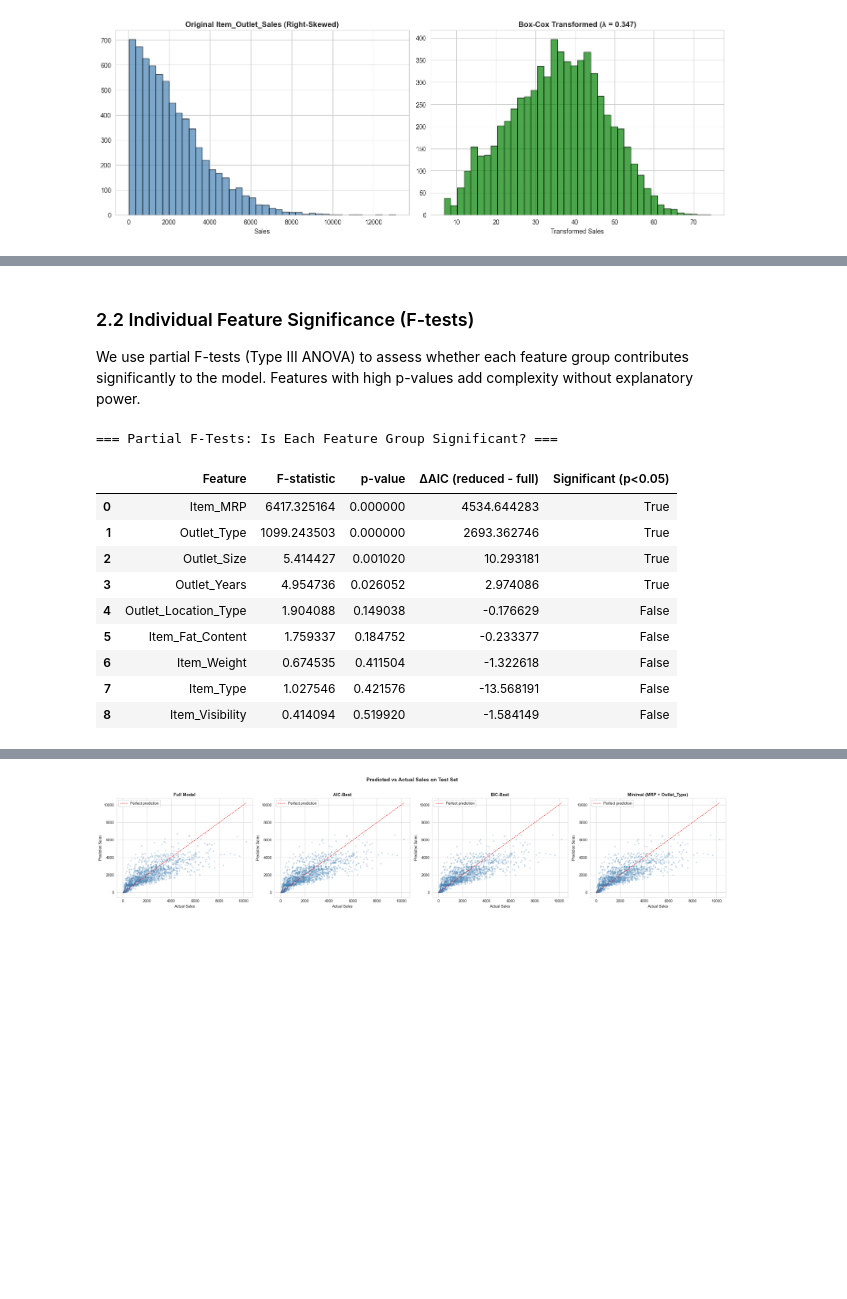
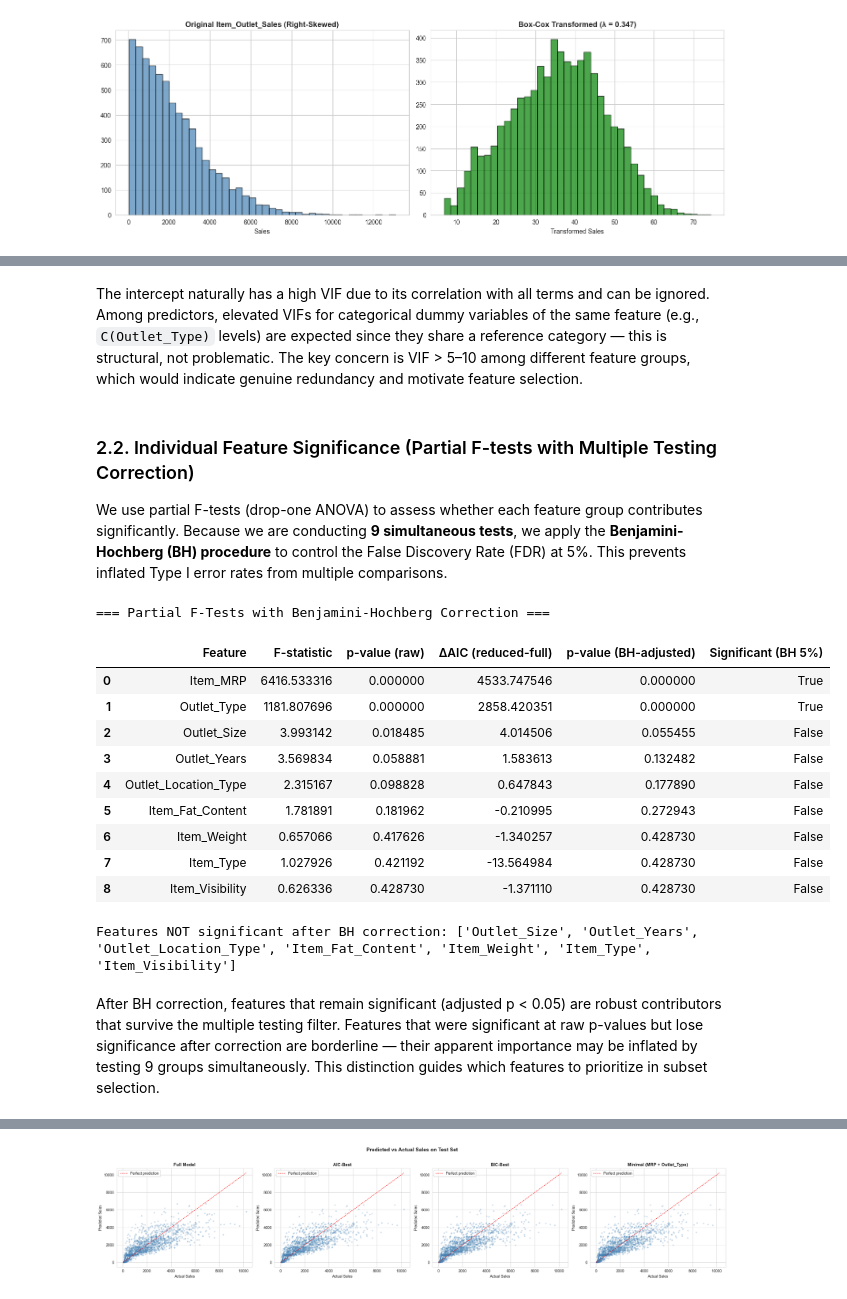
Before and after one commit to baobean/CSC14005-Lab2, a Jupyter notebook: Model/feature_subset_selection.ipynb, the cells around one changed output, grey strips where cells are left out. Drawn from its saved outputs; the diff is of its cells as text; code cells hidden in the pictures; blank space fills up the shorter version.

Commit message:
update subset feature model

```diff
--- a/Model/feature_subset_selection.ipynb
+++ b/Model/feature_subset_selection.ipynb
@@ -252,46 +323,58 @@ Features with VIF > 5: 14
+# %% [markdown]
+The intercept naturally has a high VIF due to its correlation with all terms and can be ignored. Among predictors, elevated VIFs for categorical dummy variables of the same feature (e.g., `C(Outlet_Type)` levels) are expected since they share a reference category — this is structural, not problematic. The key concern is VIF > 5–10 among different feature groups, which would indicate genuine redundancy and motivate feature selection.
 # %% [markdown]
-### 2.2 Individual Feature Significance (F-tests)
-We use partial F-tests (Type III ANOVA) to assess whether each feature group contributes significantly to the model. Features with high p-values add complexity without explanatory power.
+### 2.2. Individual Feature Significance (Partial F-tests with Multiple Testing Correction)
+We use partial F-tests (drop-one ANOVA) to assess whether each feature group contributes significantly. Because we are conducting **9 simultaneous tests**, we apply the **Benjamini-Hochberg (BH) procedure** to control the False Discovery Rate (FDR) at 5%. This prevents inflated Type I error rates from multiple comparisons.
 # %%
-# Partial F-test: drop each feature group one at a time and compare to full model
 from statsmodels.stats.anova import anova_lm
+from statsmodels.stats.multitest import multipletests
 
 all_features = continuous_features + categorical_features
 significance_results = []
 
 for feat in all_features:
     cont_reduced = [f for f in continuous_features if f != feat]
     cat_reduced = [f for f in categorical_features if f != feat]
     reduced_formula = make_formula('Sales_Transformed', cont_reduced, cat_reduced)
     reduced_model = smf.ols(reduced_formula, data=train_df).fit()
 
-    # ANOVA comparison (nested F-test)
     anova_result = anova_lm(reduced_model, full_model)
     f_stat = anova_result['F'].iloc[1]
     p_value = anova_result['Pr(>F)'].iloc[1]
     delta_aic = reduced_model.aic - full_model.aic
 
     significance_results.append({
         'Feature': feat,
         'F-statistic': f_stat,
-        'p-value': p_value,
-        'ΔAIC (reduced - full)': delta_aic,
-        'Significant (p<0.05)': p_value < 0.05
+        'p-value (raw)': p_value,
+        'ΔAIC (reduced-full)': delta_aic,
     })
 
-sig_df = pd.DataFrame(significance_results).sort_values('p-value')
-print("=== Partial F-Tests: Is Each Feature Group Significant? ===")
+sig_df = pd.DataFrame(significance_results).sort_values('p-value (raw)')
+
+# Apply Benjamini-Hochberg correction
+reject, pvals_corrected, _, _ = multipletests(sig_df['p-value (raw)'], alpha=0.05, method='fdr_bh')
+sig_df['p-value (BH-adjusted)'] = pvals_corrected
+sig_df['Significant (BH 5%)'] = reject
+
+print("=== Partial F-Tests with Benjamini-Hochberg Correction ===")
 display(sig_df.reset_index(drop=True))
+
+non_sig = sig_df[~sig_df['Significant (BH 5%)']]
+print(f"\nFeatures NOT significant after BH correction: {non_sig['Feature'].tolist() if len(non_sig) > 0 else 'None — all significant'}")
 # %% [output]
-=== Partial F-Tests: Is Each Feature Group Significant? ===
+=== Partial F-Tests with Benjamini-Hochberg Correction ===
-|  | Feature | F-statistic | p-value | ΔAIC (reduced - full) | Significant (p<0.05) |
-| 0 | Item_MRP | 6417.325164 | 0.000000 | 4534.644283 | True |
-| 1 | Outlet_Type | 1099.243503 | 0.000000 | 2693.362746 | True |
-| 2 | Outlet_Size | 5.414427 | 0.001020 | 10.293181 | True |
-| 3 | Outlet_Years | 4.954736 | 0.026052 | 2.974086 | True |
-| 4 | Outlet_Location_Type | 1.904088 | 0.149038 | -0.176629 | False |
-| 5 | Item_Fat_Content | 1.759337 | 0.184752 | -0.233377 | False |
-| 6 | Item_Weight | 0.674535 | 0.411504 | -1.322618 | False |
-| 7 | Item_Type | 1.027546 | 0.421576 | -13.568191 | False |
-| 8 | Item_Visibility | 0.414094 | 0.519920 | -1.584149 | False |
+|  | Feature | F-statistic | p-value (raw) | ΔAIC (reduced-full) | p-value (BH-adjusted) | Significant (BH 5%) |
+| 0 | Item_MRP | 6416.533316 | 0.000000 | 4533.747546 | 0.000000 | True |
+| 1 | Outlet_Type | 1181.807696 | 0.000000 | 2858.420351 | 0.000000 | True |
+| 2 | Outlet_Size | 3.993142 | 0.018485 | 4.014506 | 0.055455 | False |
+| 3 | Outlet_Years | 3.569834 | 0.058881 | 1.583613 | 0.132482 | False |
+| 4 | Outlet_Location_Type | 2.315167 | 0.098828 | 0.647843 | 0.177890 | False |
+| 5 | Item_Fat_Content | 1.781891 | 0.181962 | -0.210995 | 0.272943 | False |
+| 6 | Item_Weight | 0.657066 | 0.417626 | -1.340257 | 0.428730 | False |
+| 7 | Item_Type | 1.027926 | 0.421192 | -13.564984 | 0.428730 | False |
+| 8 | Item_Visibility | 0.626336 | 0.428730 | -1.371110 | 0.428730 | False |
+Features NOT significant after BH correction: ['Outlet_Size', 'Outlet_Years', 'Outlet_Location_Type', 'Item_Fat_Content', 'Item_Weight', 'Item_Type', 'Item_Visibility']
+# %% [markdown]
+After BH correction, features that remain significant (adjusted p < 0.05) are robust contributors that survive the multiple testing filter. Features that were significant at raw p-values but lose significance after correction are borderline — their apparent importance may be inflated by testing 9 groups simultaneously. This distinction guides which features to prioritize in subset selection.
 # %% [markdown]
```
Also changed, not shown: parts of 81 cells of this notebook, 1 other file.
